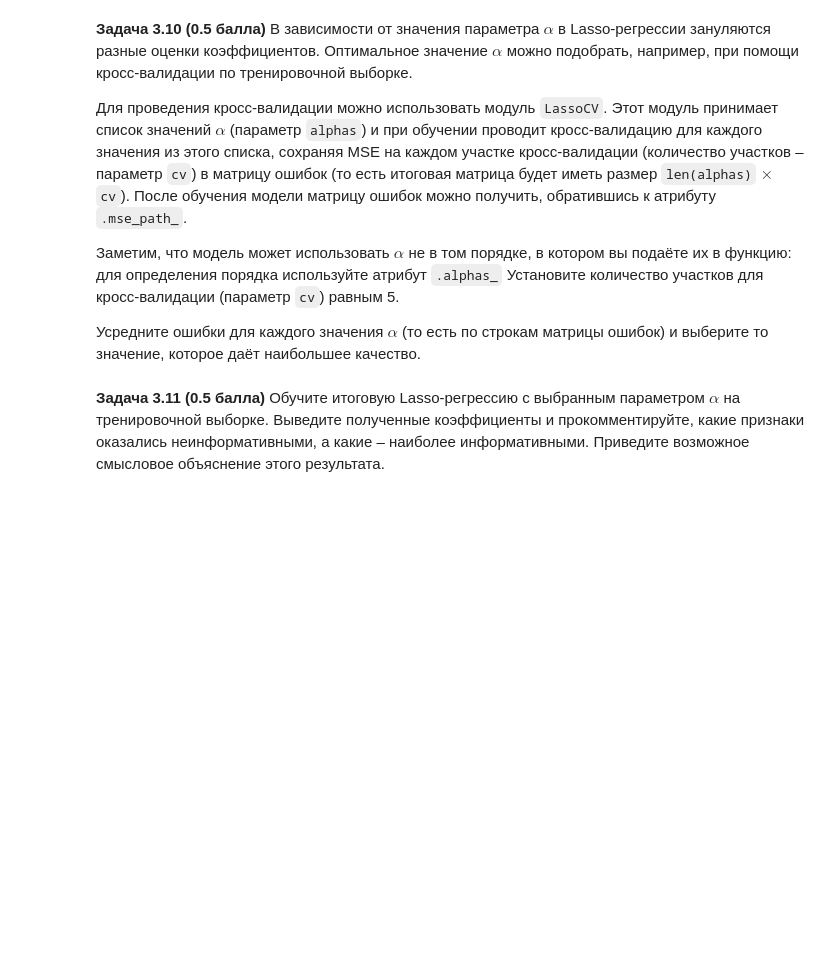
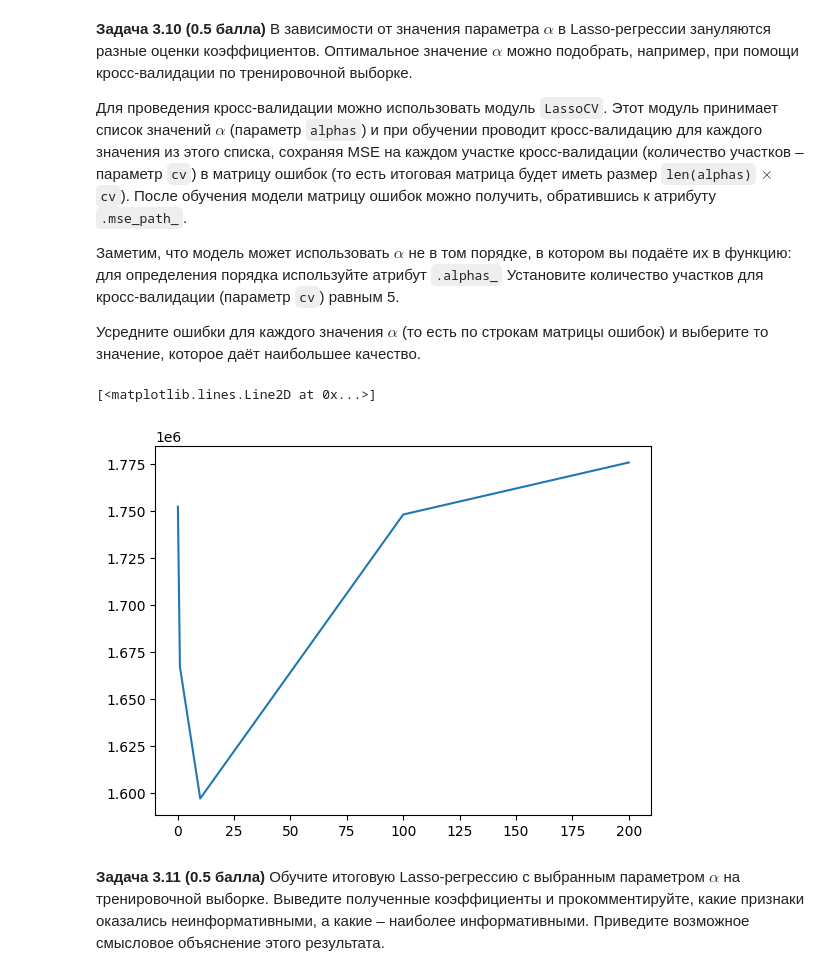
Before and after one commit to andreysnigirev/Data_Analysis, a Jupyter notebook: hw04_knn_linreg.ipynb, the cells around one changed output. Saved outputs shown, nothing was run; the diff lists cells and outputs as text; code cells hidden in the pictures; blank space fills up the shorter version.

```diff
--- a/hw04_knn_linreg.ipynb
+++ b/hw04_knn_linreg.ipynb
@@ -309,2 +411,9 @@ data.head(5)
 # %% [markdown]
 **Задача 3.3 (0.2 балла)** Так как линейная модель складывает значения признаков с некоторыми весами, нам нужно аккуратно обработать категориальные признаки. Закодируйте категориальные признаки методом OneHot-кодирования (`pd.get_dummies()` или `OneHotEncoder` из `sklearn`).
+# %%
+from sklearn.preprocessing import OneHotEncoder
+ohe = OneHotEncoder(sparse_output=False)
+data_encoded = ohe.fit_transform(data[['cut', 'color', 'clarity']])
+data_encoded = pd.DataFrame(data_encoded, columns = ohe.get_feature_names_out(['cut', 'color', 'clarity']), index = data.index)
+data = pd.concat([data, data_encoded], axis = 1)
+data.drop(['cut', 'color', 'clarity'], axis = 1)
@@ -351,5 +607,17 @@ $$
 Заметим, что модель может использовать $\alpha$ не в том порядке, в котором вы подаёте их в функцию: для определения порядка используйте атрибут `.alphas_` Установите количество участков для кросс-валидации (параметр `cv`) равным 5.
 
 Усредните ошибки для каждого значения $\alpha$ (то есть по строкам матрицы ошибок) и выберите то значение, которое даёт наибольшее качество.
+# %%
+from sklearn.linear_model import LassoCV
+lcv = LassoCV(alphas = [0.1, 1, 10, 100, 200], cv = 5, random_state = 42).fit(x_train, y_train)
+d = lcv.mse_path_.mean(axis = 0)
+fig = plt.figure()
+ax = fig.add_subplot()
+#порядок, в котором использовалась альфа посмотрел, через lcv.alphas_
+ax.plot([200, 100, 10, 1, 0.1], d)
+#как видно по графику наибольшее значение дает альфа равное 200, при этом наименьшая средняя ошибка наблюдается при альфа равной 10
+# %% [output]
+[<matplotlib.lines.Line2D at 0x...>]
+[figure, added]
 # %% [markdown]
 **Задача 3.11 (0.5 балла)** Обучите итоговую Lasso-регрессию с выбранным параметром $\alpha$ на тренировочной выборке. Выведите полученные коэффициенты и прокомментируйте, какие признаки оказались неинформативными, а какие – наиболее информативными. Приведите возможное смысловое объяснение этого результата.
```
Also changed, not shown: parts of 26 cells of this notebook.
